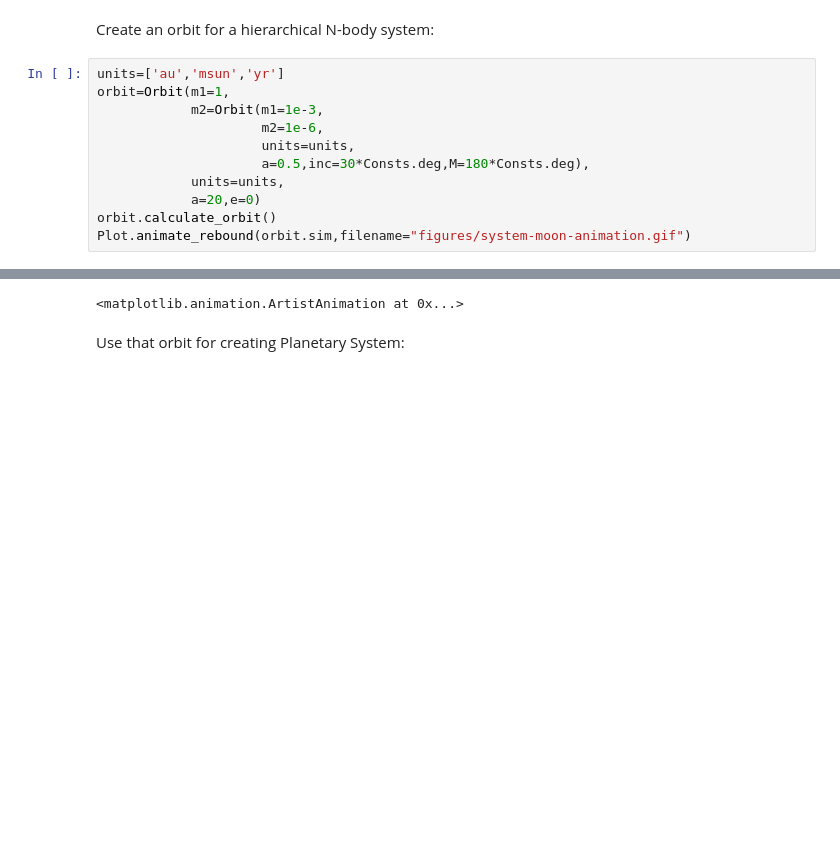
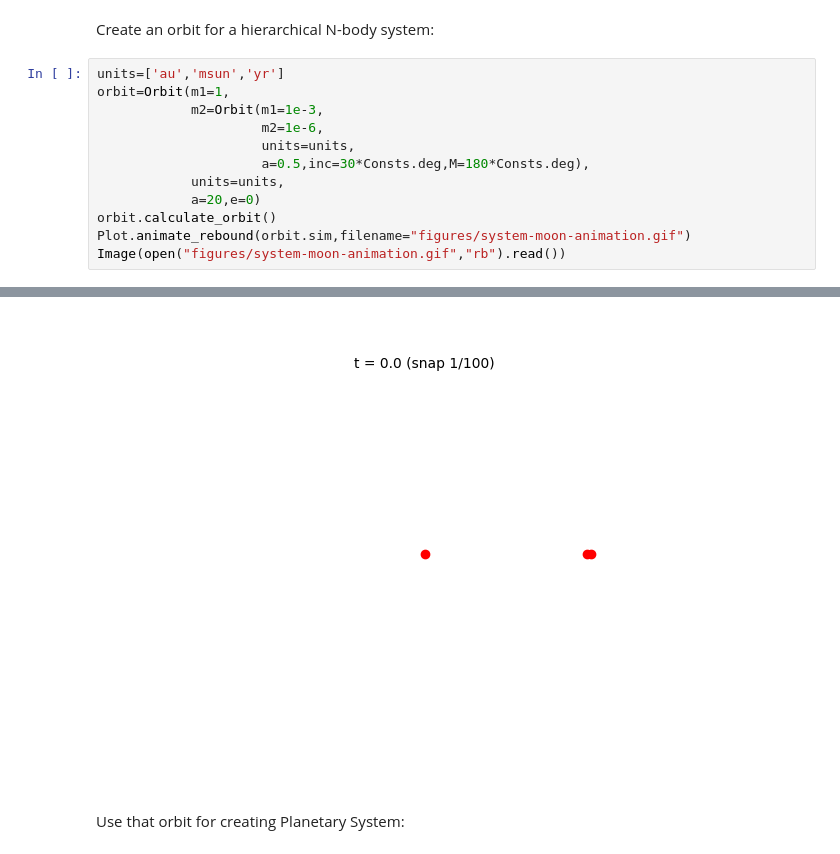
Before and after one commit to seap-udea/pryngles-public, a Jupyter notebook: pryngles-tutorial-evolution.ipynb, the cells around one changed output, grey strips where cells are left out. Cells and saved outputs as stored; diff of their text form; blank space fills up the shorter version.

```diff
--- a/pryngles-tutorial-evolution.ipynb
+++ b/pryngles-tutorial-evolution.ipynb
@@ -140,18 +151,19 @@ Create an orbit for a hierarchical N-body system:
 # %%
 units=['au','msun','yr']
 orbit=Orbit(m1=1,
             m2=Orbit(m1=1e-3,
                      m2=1e-6,
                      units=units,
                      a=0.5,inc=30*Consts.deg,M=180*Consts.deg),
             units=units,
             a=20,e=0)
 orbit.calculate_orbit()
 Plot.animate_rebound(orbit.sim,filename="figures/system-moon-animation.gif")
+Image(open("figures/system-moon-animation.gif","rb").read())
 # %% [output]
 [interactive output not drawn]
 [interactive output not drawn]
-<matplotlib.animation.ArtistAnimation at 0x...>
+[figure, added]
 # %% [markdown]
 Use that orbit for creating Planetary System:
 # %%
```
Also changed, not shown: parts of 8 cells of this notebook.
